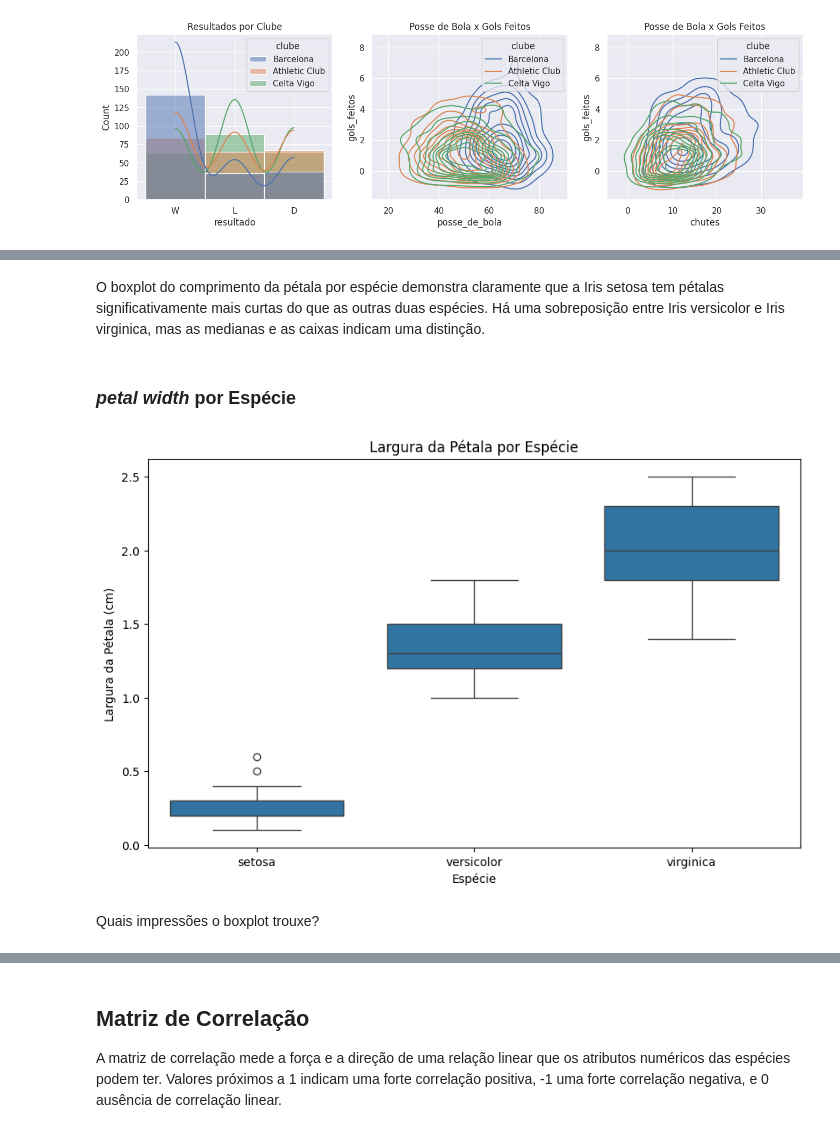
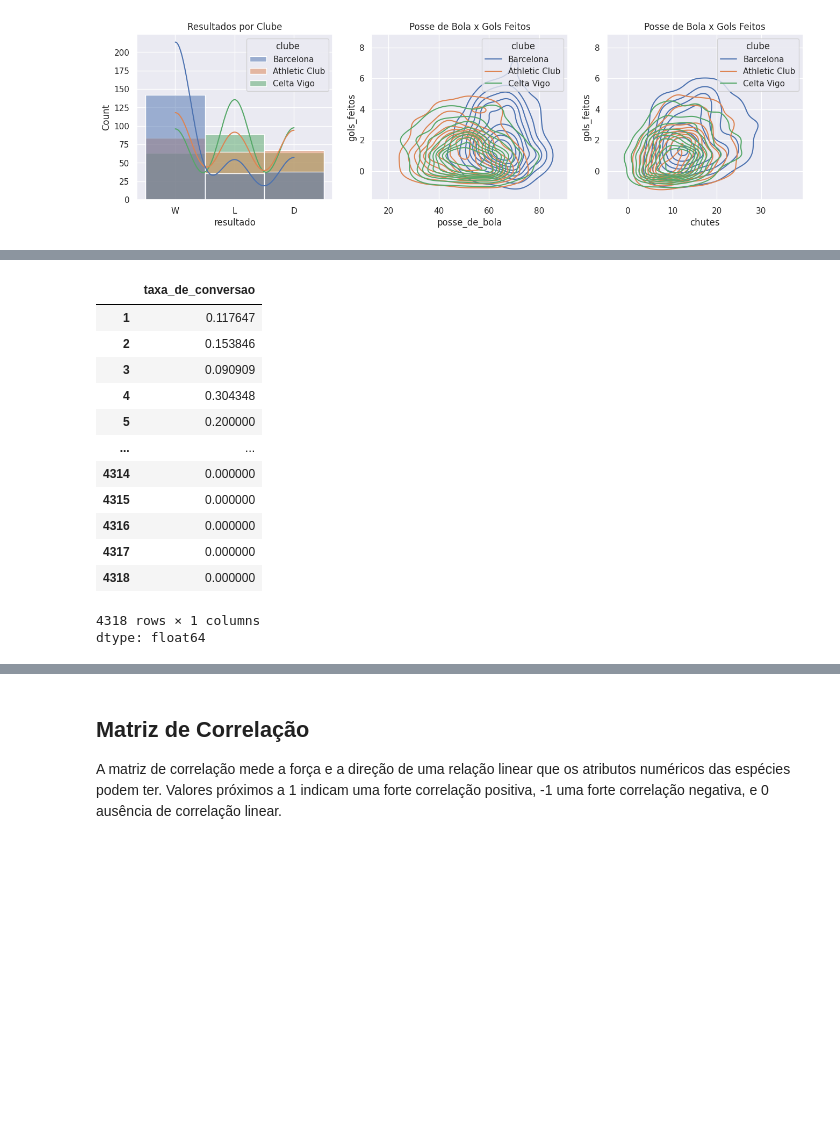
Before and after one commit to guilhermer1/mvp_AnaliseDeDados, a Jupyter notebook: Análise_de_Dados_e_Boas_Práticas-LaLiga.ipynb, the cells around one changed output, grey strips where cells are left out. Cells and saved outputs as stored; diff of their text form; code cells hidden in the pictures; blank space fills up the shorter version.

```diff
--- a/Análise_de_Dados_e_Boas_Práticas-LaLiga.ipynb
+++ b/Análise_de_Dados_e_Boas_Práticas-LaLiga.ipynb
@@ -594,16 +569,21 @@ plt.show()
-# %% [markdown]
-O boxplot do comprimento da pétala por espécie demonstra claramente que a Iris setosa tem pétalas significativamente mais curtas do que as outras duas espécies. Há uma sobreposição entre Iris versicolor e Iris virginica, mas as medianas e as caixas indicam uma distinção.
-# %% [markdown]
-### *petal width* por Espécie
-# %%
-# Boxplot do comprimento da pétala por espécie
-plt.figure(figsize=(10, 6))
-sns.boxplot(x='species', y='petal width (cm)', data=df)
-plt.title('Largura da Pétala por Espécie')
-plt.xlabel('Espécie')
-plt.ylabel('Largura da Pétala (cm)')
-plt.show()
-# %% [output]
-[figure, removed]
-# %% [markdown]
-Quais impressões o boxplot trouxe?
+# %%
+#Criando a nova coluna, 'taxa_de_conversão' que será uma medida com base no atributo 'chute' e 'gols_feitos'.
+
+laliga['taxa_de_conversao'] = laliga['gols_feitos'] / laliga['chutes']
+
+laliga['taxa_de_conversao']
+# %% [output]
+|  | taxa_de_conversao |
+| 1 | 0.117647 |
+| 2 | 0.153846 |
+| 3 | 0.090909 |
+| 4 | 0.304348 |
+| 5 | 0.200000 |
+| ... | ... |
+| 4314 | 0.000000 |
+| 4315 | 0.000000 |
+| 4316 | 0.000000 |
+| 4317 | 0.000000 |
+| 4318 | 0.000000 |
+4318 rows × 1 columns
+dtype: float64
```
Also changed, not shown: parts of 9 cells of this notebook.
